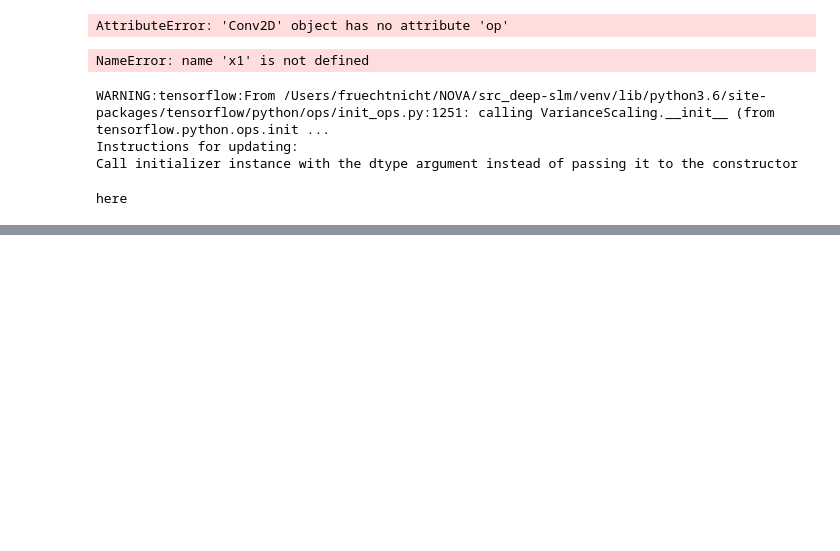
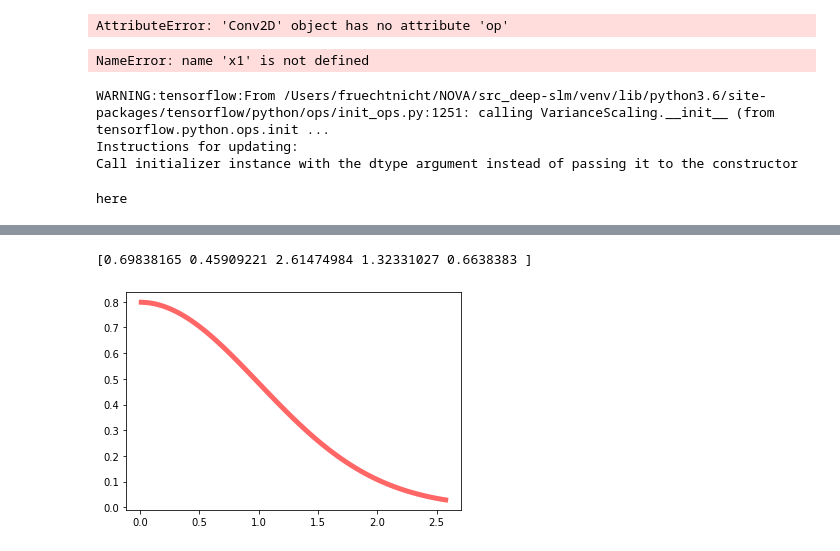
Before and after one commit to lfruechtnicht/Deep-SLM, a Jupyter notebook: test.ipynb, the cells around one changed output, grey strips where cells are left out. Drawn from its saved outputs; the diff is of its cells as text; code cells hidden in the pictures; blank space fills up the shorter version.

```diff
--- a/test.ipynb
+++ b/test.ipynb
@@ -69,0 +91,17 @@ outputs =outputs(x(inputs))
+# %%
+from scipy.stats import halfnorm
+import matplotlib.pyplot as plt
+import numpy as np
+
+fig, ax = plt.subplots(1, 1)
+x = np.linspace(halfnorm.ppf(0.01),
+              halfnorm.ppf(0.99), 100)
+ax.plot(x, halfnorm.pdf(x),
+         'r-', lw=5, alpha=0.6, label='halfnorm pdf')
+
+r = halfnorm.rvs(size=5)
+
+print(r)
+# %% [output]
+[0.69838165 0.45909221 2.61474984 1.32331027 0.6638383 ]
+[figure, added]
```
Also changed, not shown: parts of 4 cells of this notebook, 3 other files.
